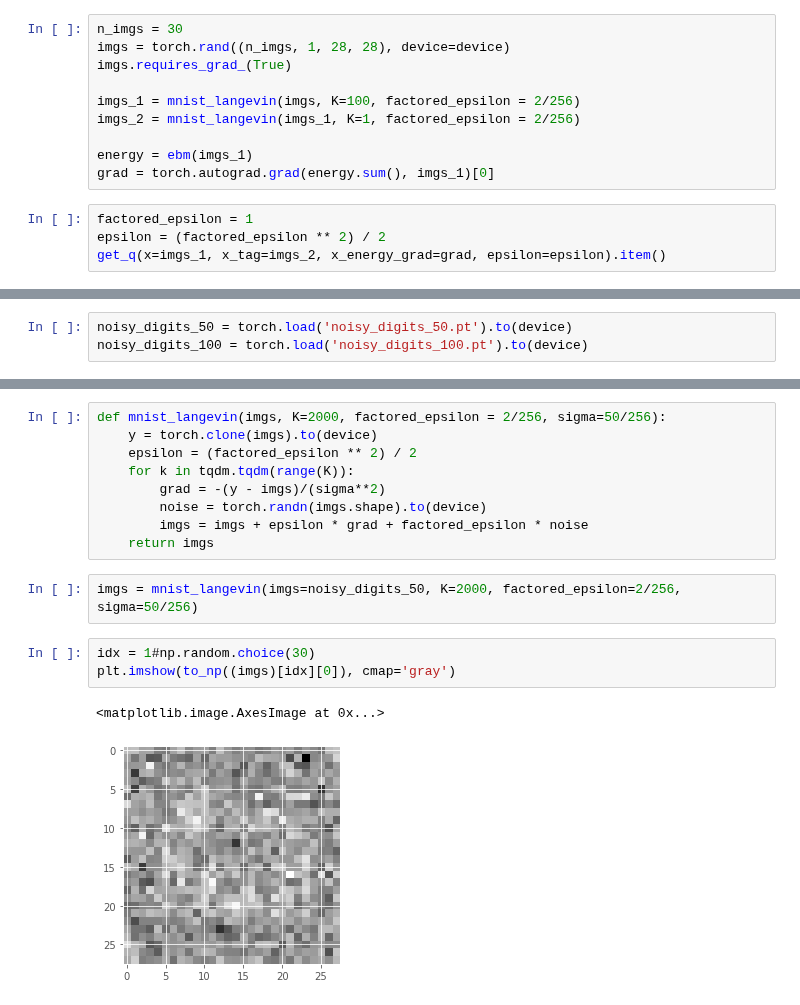
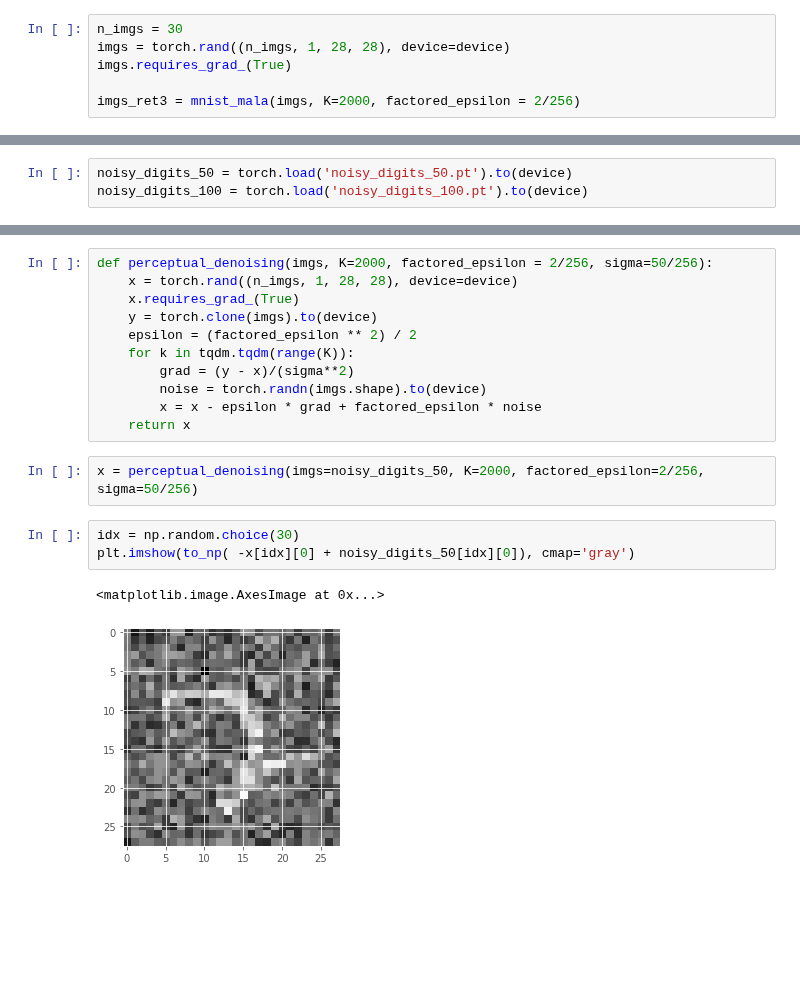
Before and after one commit to Hannibal96/Statistical-Methods-in-Image-Processing-EE-048954, a Jupyter notebook: HW2_Spring2022_Langevin_Dynamics_and_EBMs.ipynb, the cells around one changed output, grey strips where cells are left out. Cells and saved outputs as stored; diff of their text form; blank space fills up the shorter version.

```diff
--- a/HW2_Spring2022_Langevin_Dynamics_and_EBMs.ipynb
+++ b/HW2_Spring2022_Langevin_Dynamics_and_EBMs.ipynb
@@ -423,12 +434,4 @@ n_imgs = 30
 imgs = torch.rand((n_imgs, 1, 28, 28), device=device)
 imgs.requires_grad_(True)
 
-imgs_1 = mnist_langevin(imgs, K=100, factored_epsilon = 2/256)
-imgs_2 = mnist_langevin(imgs_1, K=1, factored_epsilon = 2/256)
-
-energy = ebm(imgs_1)
-grad = torch.autograd.grad(energy.sum(), imgs_1)[0]
+imgs_ret3 = mnist_mala(imgs, K=2000, factored_epsilon = 2/256)
-# %%
-factored_epsilon = 1
-epsilon = (factored_epsilon ** 2) / 2
-get_q(x=imgs_1, x_tag=imgs_2, x_energy_grad=grad, epsilon=epsilon).item()
@@ -670,19 +485,21 @@ plt.imshow(to_np(noisy_digits_50[idx][0]), cmap='gray')
 # %%
-def mnist_langevin(imgs, K=2000, factored_epsilon = 2/256, sigma=50/256):
+def perceptual_denoising(imgs, K=2000, factored_epsilon = 2/256, sigma=50/256):
+    x = torch.rand((n_imgs, 1, 28, 28), device=device)
+    x.requires_grad_(True)
     y = torch.clone(imgs).to(device)
     epsilon = (factored_epsilon ** 2) / 2
     for k in tqdm.tqdm(range(K)):
-        grad = -(y - imgs)/(sigma**2)
+        grad = (y - x)/(sigma**2)
         noise = torch.randn(imgs.shape).to(device)
-        imgs = imgs + epsilon * grad + factored_epsilon * noise
-    return imgs
+        x = x - epsilon * grad + factored_epsilon * noise
+    return x
 # %%
-imgs = mnist_langevin(imgs=noisy_digits_50, K=2000, factored_epsilon=2/256, sigma=50/256)
+x = perceptual_denoising(imgs=noisy_digits_50, K=2000, factored_epsilon=2/256, sigma=50/256)
 # %%
-idx = 1#np.random.choice(30)
-plt.imshow(to_np((imgs)[idx][0]), cmap='gray')
+idx = np.random.choice(30)
+plt.imshow(to_np( -x[idx][0] + noisy_digits_50[idx][0]), cmap='gray')
 # %% [output]
 <matplotlib.image.AxesImage at 0x...>
-[figure, old version]
+[figure, new version]
 # %% [markdown]
 <img src="https://img.icons8.com/offices/80/000000/making-notes.png" style="height:30px;display:inline\">**<span style="color:red">Task 14</span>**. Minimum MSE denoising can be obtained by averaging over the perceptual denoising results, since the conditional expectation $E[x|y]$ can be approximated by averaging over samples from $p(x|y)$ (namely, $E[x|y] \approx \frac{1}{N}\sum_{n=1}^N x_n$, where $\{x_n\}$ are samples from $p(x|y)$). Present the MMSE results averages over 10 perceptual samples. Why do you think the task of *perceptual denoising* is called that way?
```
Also changed, not shown: parts of 25 cells of this notebook.
